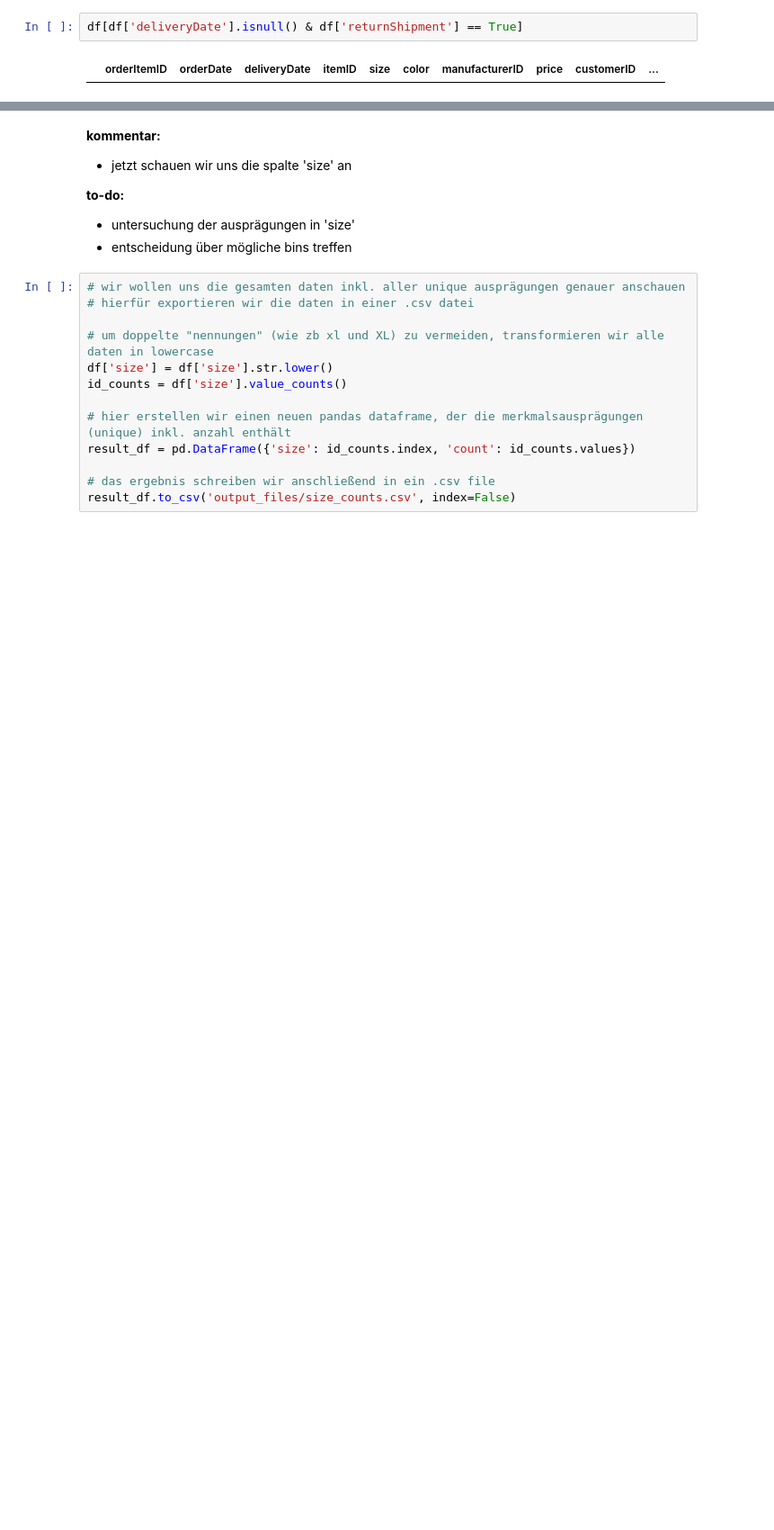
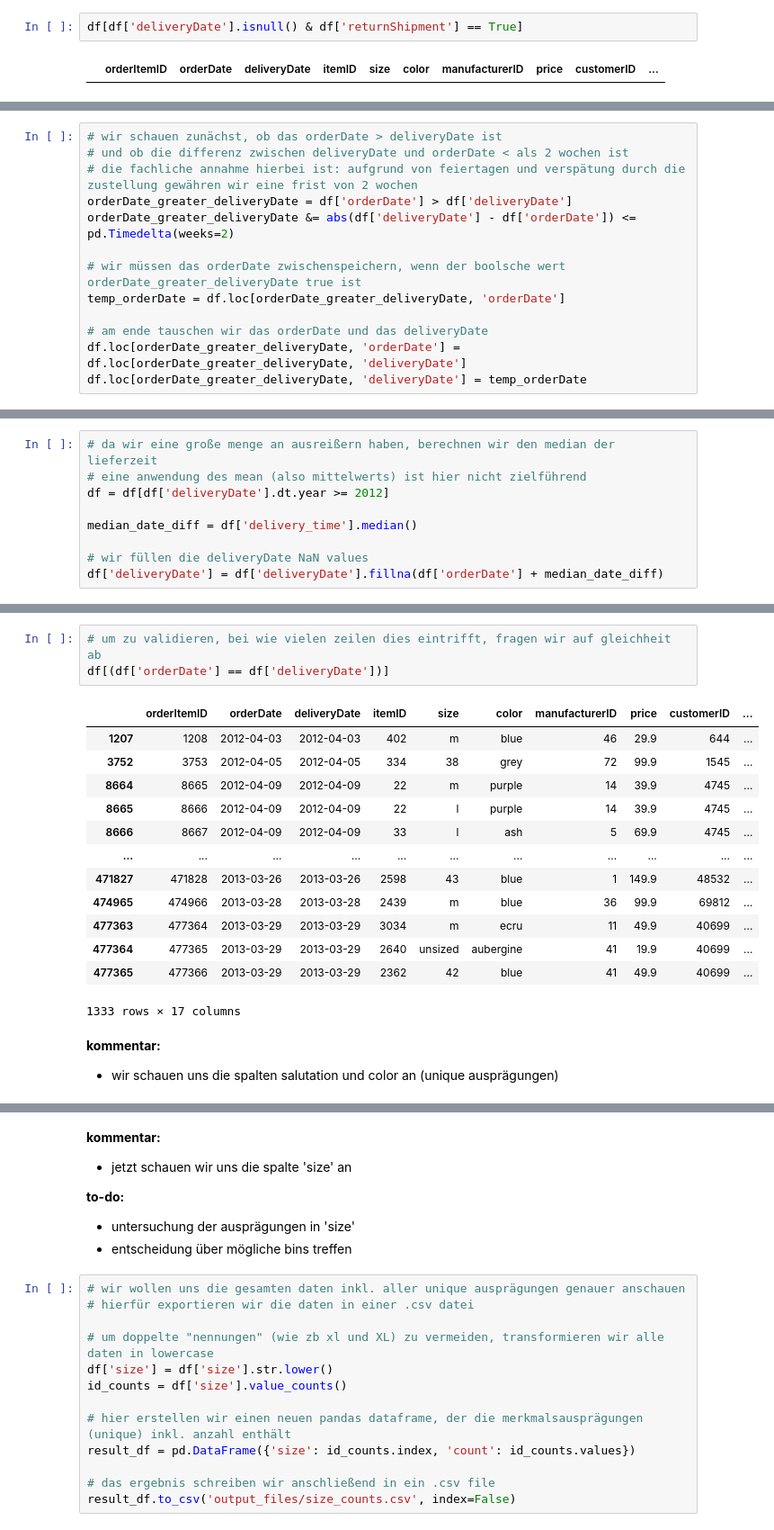
Before and after one commit to Dom1n1kD/master_hsh_ki, a Jupyter notebook: exam_data_mining_cup/exam_dmc_2014.ipynb, the cells around one changed output, grey strips where cells are left out. Shown: that part at 90% size. Cells and saved outputs as stored; diff of their text form; blank space fills up the shorter version.

Commit message:
dd_20230617: added code for orderDate and deliveryDate.

```diff
--- a/exam_data_mining_cup/exam_dmc_2014.ipynb
+++ b/exam_data_mining_cup/exam_dmc_2014.ipynb
@@ -591,0 +579,13 @@ Timedelta('-74 days +15:40:31.682334458')
+# %%
+# wir schauen zunächst, ob das orderDate > deliveryDate ist
+# und ob die differenz zwischen deliveryDate und orderDate < als 2 wochen ist
+# die fachliche annahme hierbei ist: aufgrund von feiertagen und verspätung durch die zustellung gewähren wir eine frist von 2 wochen
+orderDate_greater_deliveryDate = df['orderDate'] > df['deliveryDate']
+orderDate_greater_deliveryDate &= abs(df['deliveryDate'] - df['orderDate']) <= pd.Timedelta(weeks=2)
+
+# wir müssen das orderDate zwischenspeichern, wenn der boolsche wert orderDate_greater_deliveryDate true ist
+temp_orderDate = df.loc[orderDate_greater_deliveryDate, 'orderDate']
+
+# am ende tauschen wir das orderDate und das deliveryDate
+df.loc[orderDate_greater_deliveryDate, 'orderDate'] = df.loc[orderDate_greater_deliveryDate, 'deliveryDate']
+df.loc[orderDate_greater_deliveryDate, 'deliveryDate'] = temp_orderDate
@@ -591,0 +595,9 @@ Timedelta('-74 days +15:40:31.682334458')
+# %%
+# da wir eine große menge an ausreißern haben, berechnen wir den median der lieferzeit
+# eine anwendung des mean (also mittelwerts) ist hier nicht zielführend
+df = df[df['deliveryDate'].dt.year >= 2012]
+
+median_date_diff = df['delivery_time'].median()
+
+# wir füllen die deliveryDate NaN values
+df['deliveryDate'] = df['deliveryDate'].fillna(df['orderDate'] + median_date_diff)
@@ -591,0 +609,20 @@ Timedelta('-74 days +15:40:31.682334458')
+# %%
+# um zu validieren, bei wie vielen zeilen dies eintrifft, fragen wir auf gleichheit ab
+df[(df['orderDate'] == df['deliveryDate'])]
+# %% [output]
+|  | orderItemID | orderDate | deliveryDate | itemID | size | color | manufacturerID | price | customerID | ... |
+| 1207 | 1208 | 2012-04-03 | 2012-04-03 | 402 | m | blue | 46 | 29.9 | 644 | ... |
+| 3752 | 3753 | 2012-04-05 | 2012-04-05 | 334 | 38 | grey | 72 | 99.9 | 1545 | ... |
+| 8664 | 8665 | 2012-04-09 | 2012-04-09 | 22 | m | purple | 14 | 39.9 | 4745 | ... |
+| 8665 | 8666 | 2012-04-09 | 2012-04-09 | 22 | l | purple | 14 | 39.9 | 4745 | ... |
+| 8666 | 8667 | 2012-04-09 | 2012-04-09 | 33 | l | ash | 5 | 69.9 | 4745 | ... |
+| ... | ... | ... | ... | ... | ... | ... | ... | ... | ... | ... |
+| 471827 | 471828 | 2013-03-26 | 2013-03-26 | 2598 | 43 | blue | 1 | 149.9 | 48532 | ... |
+| 474965 | 474966 | 2013-03-28 | 2013-03-28 | 2439 | m | blue | 36 | 99.9 | 69812 | ... |
+| 477363 | 477364 | 2013-03-29 | 2013-03-29 | 3034 | m | ecru | 11 | 49.9 | 40699 | ... |
+| 477364 | 477365 | 2013-03-29 | 2013-03-29 | 2640 | unsized | aubergine | 41 | 19.9 | 40699 | ... |
+| 477365 | 477366 | 2013-03-29 | 2013-03-29 | 2362 | 42 | blue | 41 | 49.9 | 40699 | ... |
+1333 rows × 17 columns
+# %% [markdown]
+**kommentar:**
+- wir schauen uns die spalten salutation und color an (unique ausprägungen)
```
Also changed, not shown: parts of 23 cells of this notebook, 2 other files.
